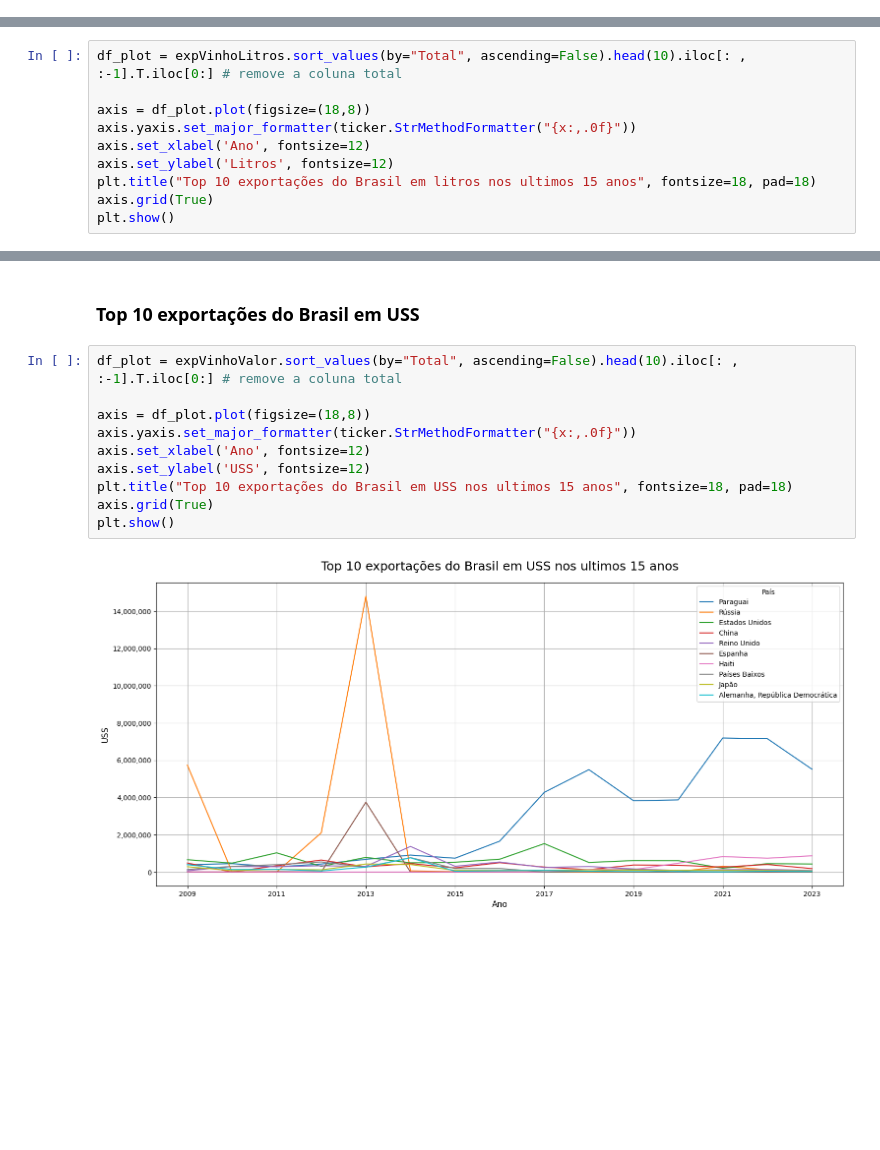
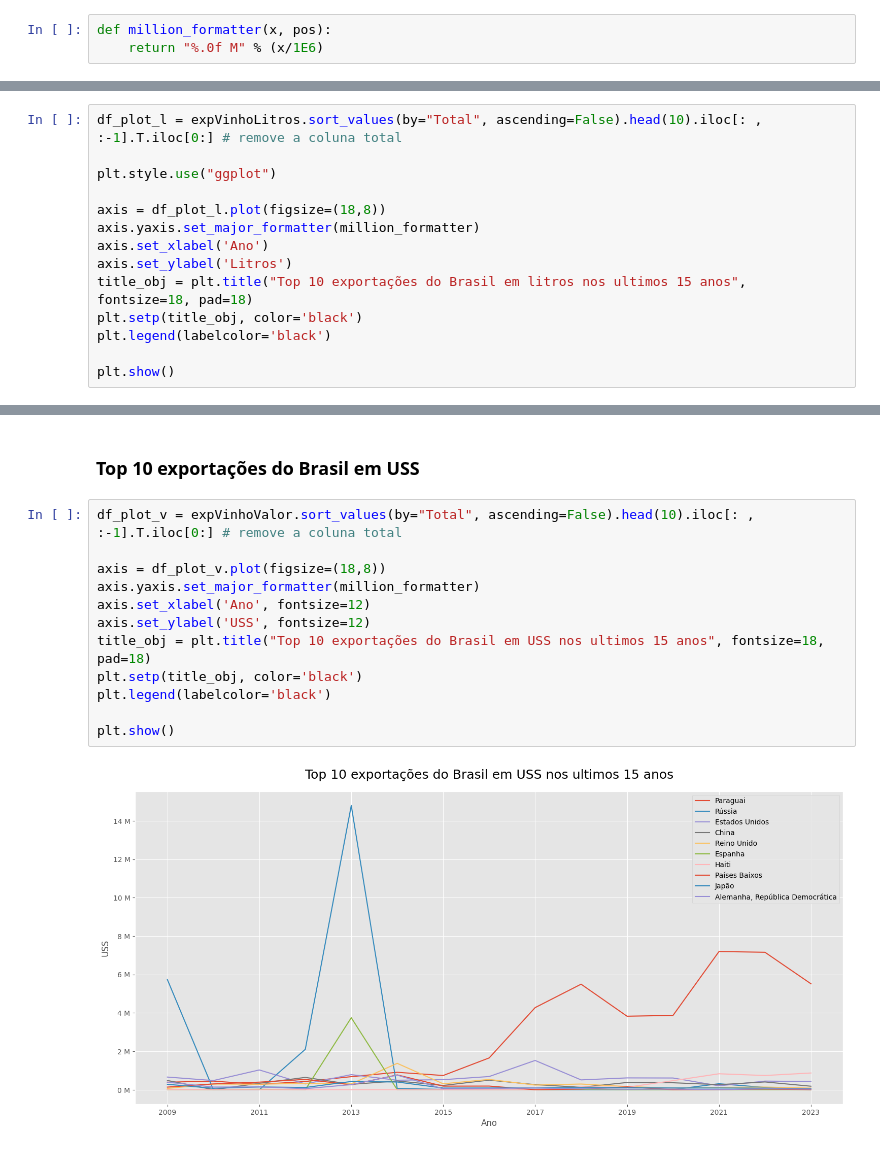
Before and after one commit to felipefreitasffs/wineAnalysis, a Jupyter notebook: src/wine.ipynb, the cells around one changed output, grey strips where cells are left out. Drawn from its saved outputs; the diff is of its cells as text; blank space fills up the shorter version.

Commit message:
trabalhando com os dados de exportação de vinho

```diff
--- a/src/wine.ipynb
+++ b/src/wine.ipynb
@@ -1,6 +1,9 @@
 # %%
 import pandas as pd
 from matplotlib import pyplot as plt, ticker
+# %%
+def million_formatter(x, pos):
+    return "%.0f M" % (x/1E6)
 # %% [markdown]
 ### Importando os dados de exportação de vinhos
 # %%
@@ -50,13 +53,17 @@ expVinhoValor.head()
 # %% [markdown]
 ### Top 10 exportações do Brasil em litros
 # %%
-df_plot = expVinhoLitros.sort_values(by="Total", ascending=False).head(10).iloc[: , :-1].T.iloc[0:] # remove a coluna total
+df_plot_l = expVinhoLitros.sort_values(by="Total", ascending=False).head(10).iloc[: , :-1].T.iloc[0:] # remove a coluna total
 
-axis = df_plot.plot(figsize=(18,8))
-axis.yaxis.set_major_formatter(ticker.StrMethodFormatter("{x:,.0f}"))
-axis.set_xlabel('Ano', fontsize=12)
-axis.set_ylabel('Litros', fontsize=12)
-plt.title("Top 10 exportações do Brasil em litros nos ultimos 15 anos", fontsize=18, pad=18)
-axis.grid(True)
+plt.style.use("ggplot")
+
+axis = df_plot_l.plot(figsize=(18,8))
+axis.yaxis.set_major_formatter(million_formatter)
+axis.set_xlabel('Ano')
+axis.set_ylabel('Litros')
+title_obj = plt.title("Top 10 exportações do Brasil em litros nos ultimos 15 anos", fontsize=18, pad=18)
+plt.setp(title_obj, color='black')
+plt.legend(labelcolor='black')
+
 plt.show()
 # %% [output]
@@ -64,14 +89,16 @@ plt.show()
 # %% [markdown]
 ### Top 10 exportações do Brasil em USS
 # %%
-df_plot = expVinhoValor.sort_values(by="Total", ascending=False).head(10).iloc[: , :-1].T.iloc[0:] # remove a coluna total
+df_plot_v = expVinhoValor.sort_values(by="Total", ascending=False).head(10).iloc[: , :-1].T.iloc[0:] # remove a coluna total
 
-axis = df_plot.plot(figsize=(18,8))
-axis.yaxis.set_major_formatter(ticker.StrMethodFormatter("{x:,.0f}"))
+axis = df_plot_v.plot(figsize=(18,8))
+axis.yaxis.set_major_formatter(million_formatter)
 axis.set_xlabel('Ano', fontsize=12)
 axis.set_ylabel('USS', fontsize=12)
-plt.title("Top 10 exportações do Brasil em USS nos ultimos 15 anos", fontsize=18, pad=18)
-axis.grid(True)
+title_obj = plt.title("Top 10 exportações do Brasil em USS nos ultimos 15 anos", fontsize=18, pad=18)
+plt.setp(title_obj, color='black')
+plt.legend(labelcolor='black')
+
 plt.show()
 # %% [output]
-[figure, old version]
+[figure, new version]
```
Also changed, not shown: parts of 6 cells of this notebook, 17 other files.
